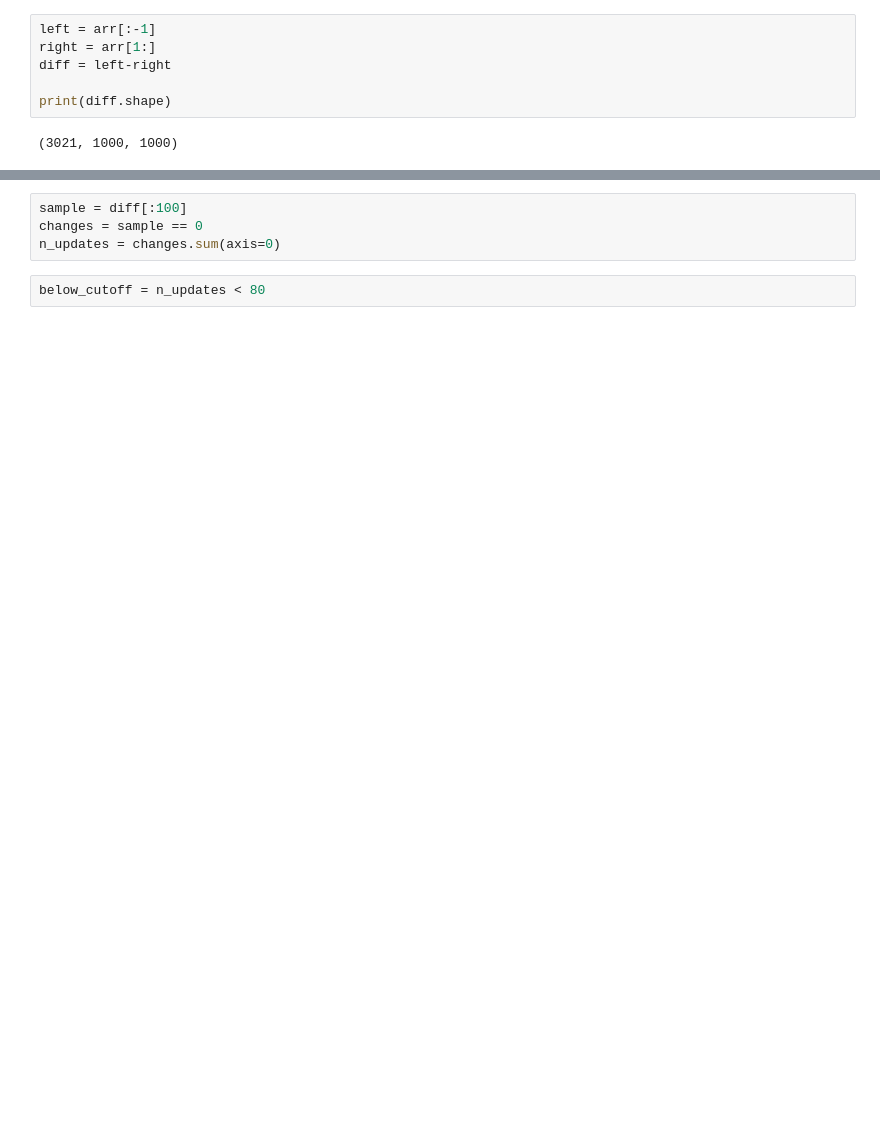
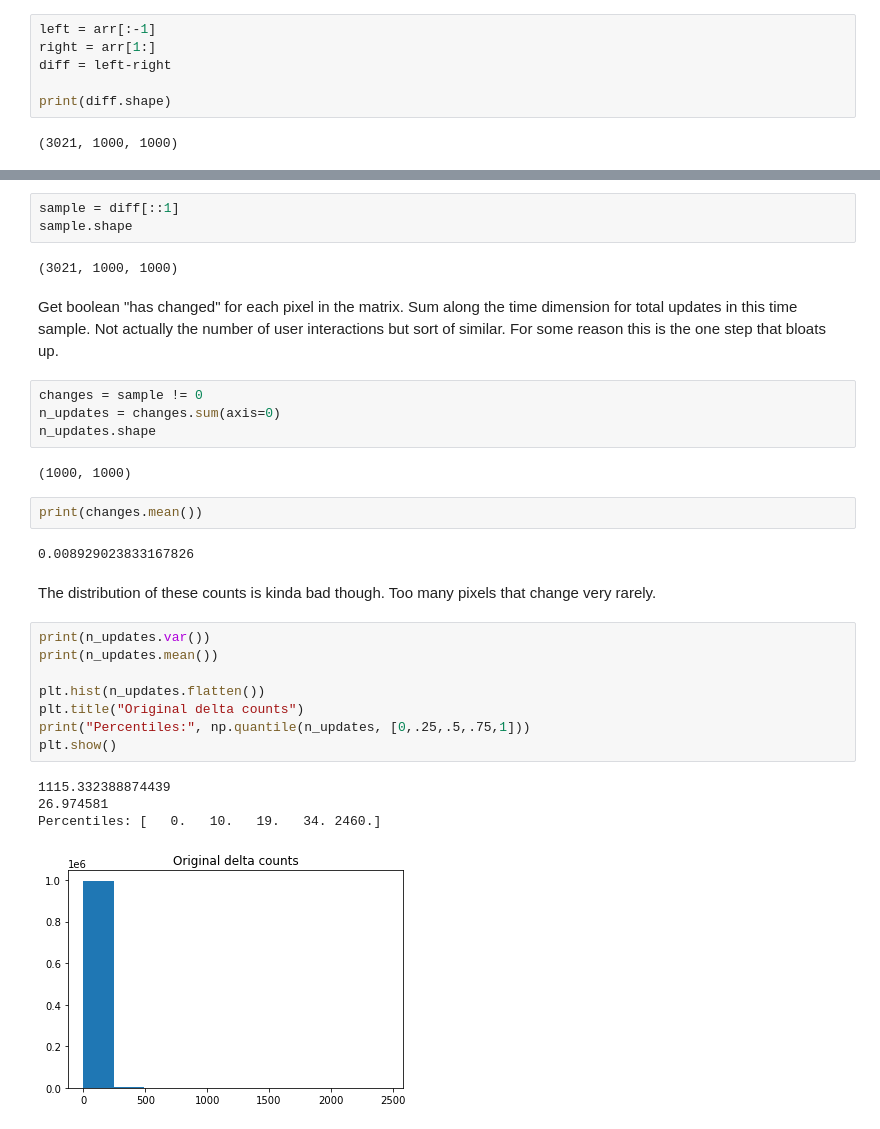
Before and after one commit to Samcfuchs/place-viz, a Jupyter notebook: notebook.ipynb, the cells around one changed output, grey strips where cells are left out. Cells and saved outputs as stored; diff of their text form; blank space fills up the shorter version.

```diff
--- a/notebook.ipynb
+++ b/notebook.ipynb
@@ -49,6 +39,32 @@ diff.shape
+# %%
+sample = diff[::1]
+sample.shape
+# %% [output]
+(3021, 1000, 1000)
+# %% [markdown]
+Get boolean "has changed" for each pixel in the matrix. Sum along the time dimension for total updates in this time sample. Not actually the number of user interactions but sort of similar. For some reason this is the one step that bloats up.
 # %%
-sample = diff[:100]
-changes = sample == 0
+changes = sample != 0
 n_updates = changes.sum(axis=0)
+n_updates.shape
+# %% [output]
+(1000, 1000)
-# %%
-below_cutoff = n_updates < 80
+# %%
+print(changes.mean())
+# %% [output]
+0.008929023833167826
+# %% [markdown]
+The distribution of these counts is kinda bad though. Too many pixels that change very rarely.
+# %%
+print(n_updates.var())
+print(n_updates.mean())
+
+plt.hist(n_updates.flatten())
+plt.title("Original delta counts")
+print("Percentiles:", np.quantile(n_updates, [0,.25,.5,.75,1]))
+plt.show()
+# %% [output]
+1115.332388874439
+26.974581
+Percentiles: [   0.   10.   19.   34. 2460.]
+[figure, added]
```
Also changed, not shown: parts of 19 cells of this notebook, 1 other file.
